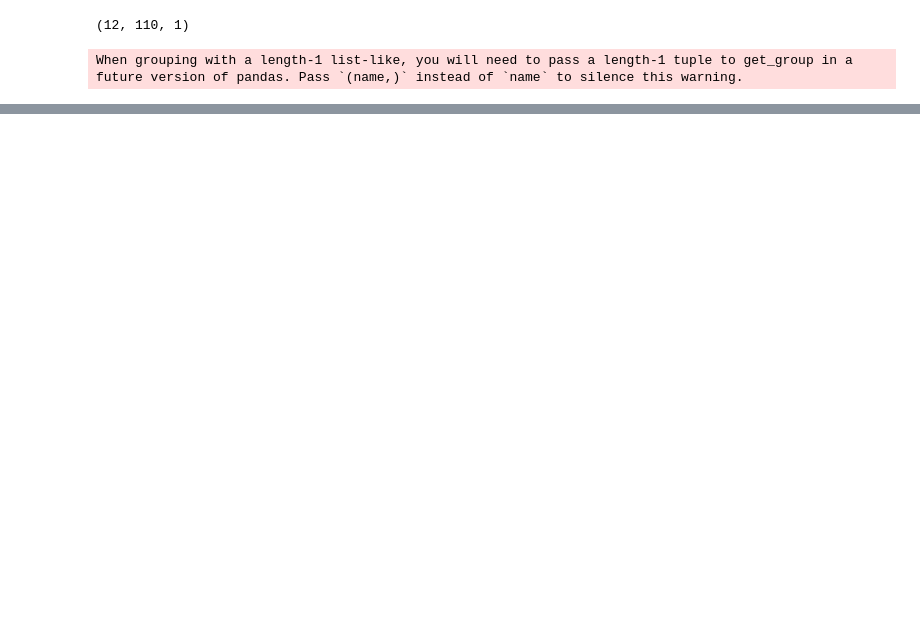
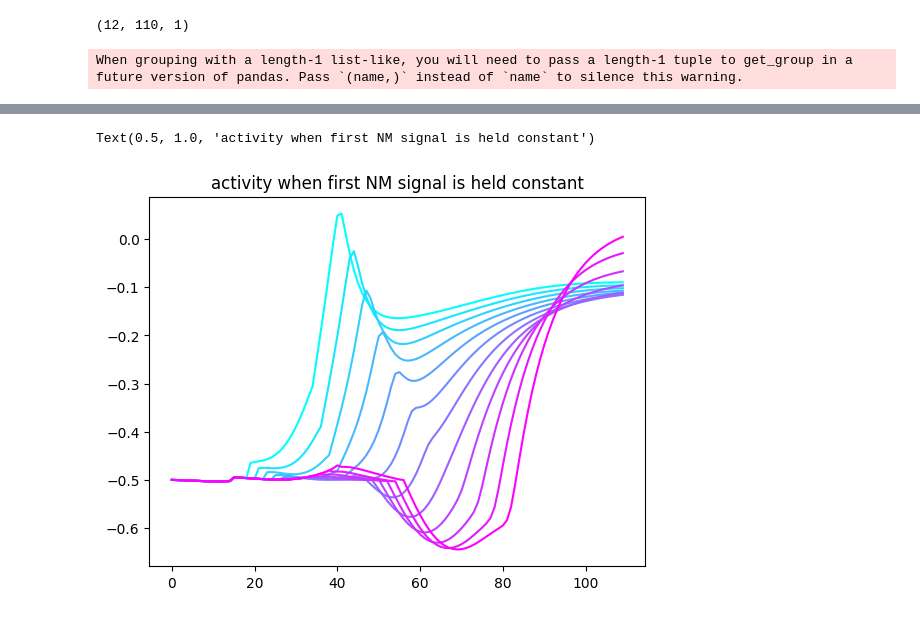
Before and after one commit to lindermanlab/nm-rnn, a Jupyter notebook: scripts/load_model.ipynb, the cells around one changed output, grey strips where cells are left out. Saved outputs shown, nothing was run; the diff lists cells and outputs as text; code cells hidden in the pictures; blank space fills up the shorter version.

```diff
--- a/scripts/load_model.ipynb
+++ b/scripts/load_model.ipynb
@@ -209,0 +328,8 @@ When grouping with a length-1 list-like, you will need to pass a length-1 tuple
+# %%
+ys_nm3d_remove1, xs_remove1, _ = batched_nm_rnn_remove1(model, x0, z0, new_inputs, 10, 100)
+# %%
+plt.plot(ys_nm3d_remove1[:,:,0].T)
+plt.title('activity when first NM signal is held constant')
+# %% [output]
+Text(0.5, 1.0, 'activity when first NM signal is held constant')
+[figure, added]
```
Also changed, not shown: parts of 30 cells of this notebook, 5 other files.
